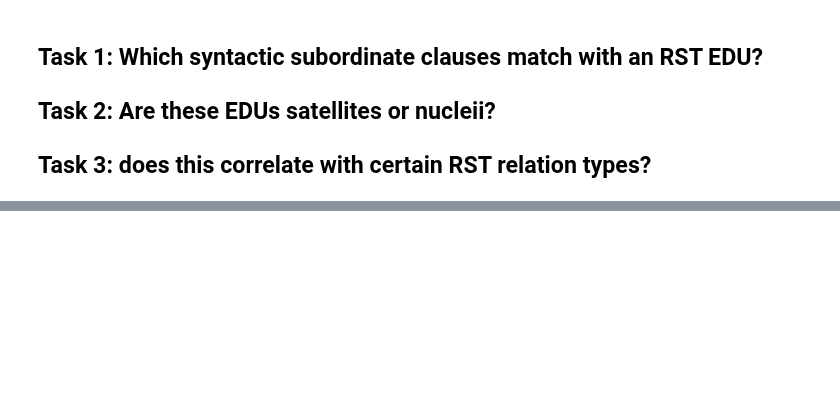
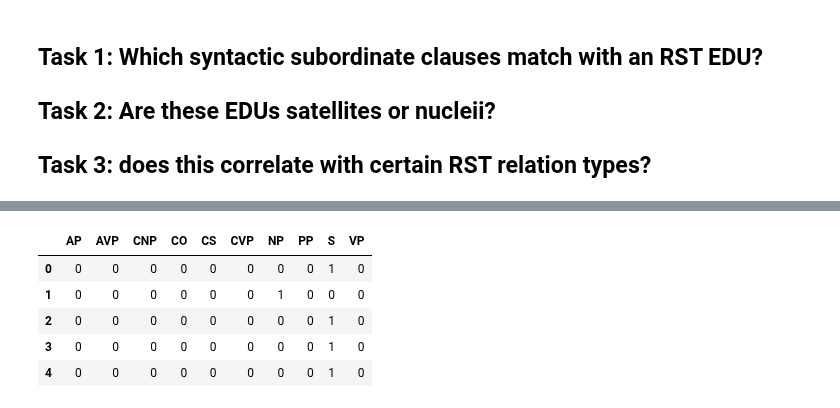
Before and after one commit to arne-cl/alt-mulig, a Jupyter notebook: discoursegraphs/pcc-rst-subordinate-clauses.ipynb, the cells around one changed output, grey strips where cells are left out. Cells and saved outputs as stored; diff of their text form; code cells hidden in the pictures; blank space fills up the shorter version.

```diff
--- a/discoursegraphs/pcc-rst-subordinate-clauses.ipynb
+++ b/discoursegraphs/pcc-rst-subordinate-clauses.ipynb
@@ -188,0 +299,9 @@ od['rst:rst:2_0']
+# %%
+pd.get_dummies(df.clause).head()
+# %% [output]
+|  | AP | AVP | CNP | CO | CS | CVP | NP | PP | S | VP |
+| 0 | 0 | 0 | 0 | 0 | 0 | 0 | 0 | 0 | 1 | 0 |
+| 1 | 0 | 0 | 0 | 0 | 0 | 0 | 1 | 0 | 0 | 0 |
+| 2 | 0 | 0 | 0 | 0 | 0 | 0 | 0 | 0 | 1 | 0 |
+| 3 | 0 | 0 | 0 | 0 | 0 | 0 | 0 | 0 | 1 | 0 |
+| 4 | 0 | 0 | 0 | 0 | 0 | 0 | 0 | 0 | 1 | 0 |
```
Also changed, not shown: parts of 44 cells of this notebook.
